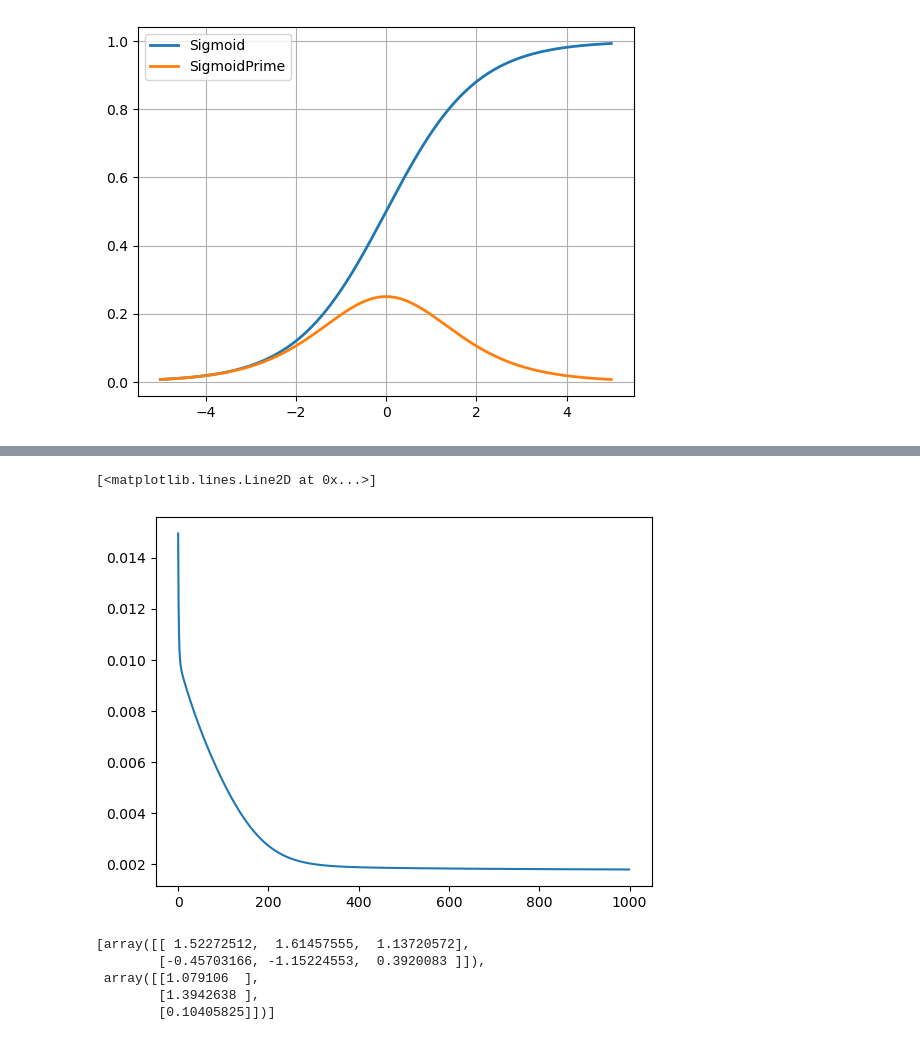
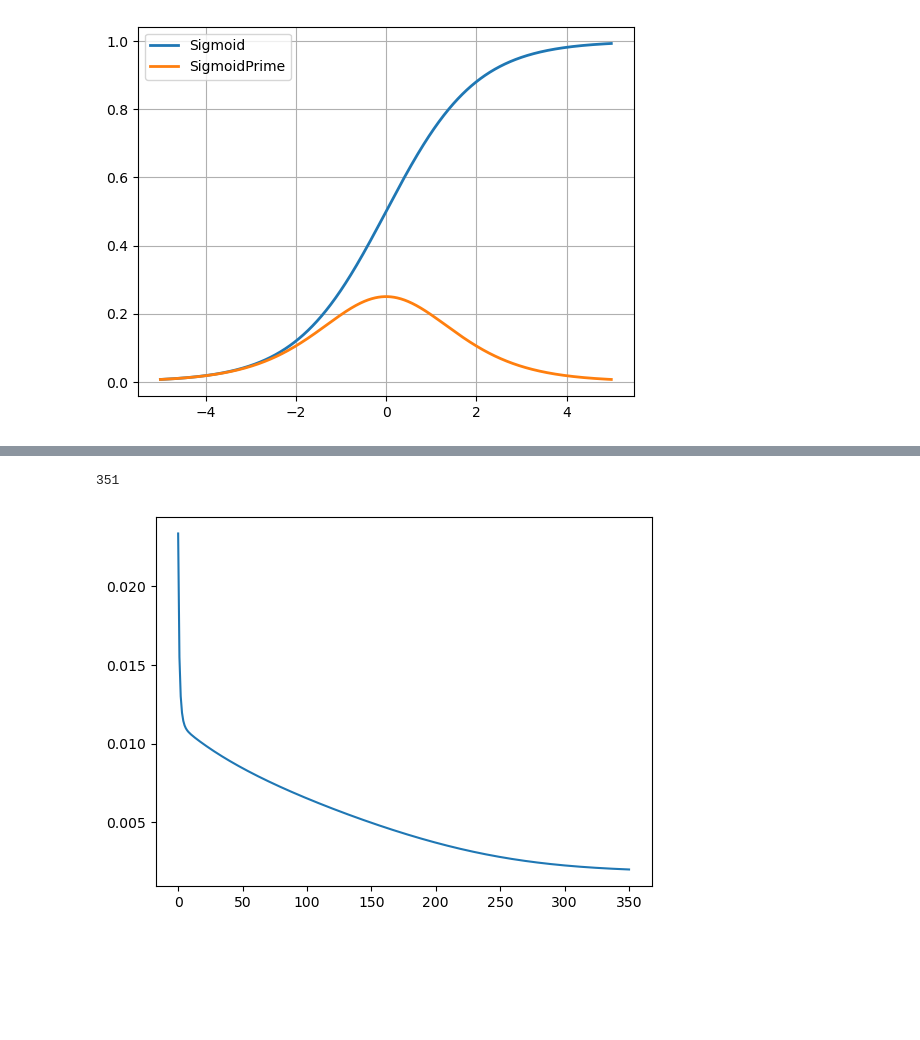
Before and after one commit to ranashreyas/Cogsci131_assg1, a Jupyter notebook: NeuralNetsSummer23.ipynb, the cells around one changed output, grey strips where cells are left out. Cells and saved outputs as stored; diff of their text form; code cells hidden in the pictures; blank space fills up the shorter version.

```diff
--- a/NeuralNetsSummer23.ipynb
+++ b/NeuralNetsSummer23.ipynb
@@ -145,29 +186,24 @@ print (cost2,cost3)
 # %%
-cost_history = []
+###Q1
+NN1 = Neural_Network()
+NN2 = Neural_Network()
 
-iterations = 1000
-for i in range(iterations):
+
+cost_history1 = []
+iterations = 0
+
+cost = 100
+while cost > 0.002:
     scalar = 3
-    dJdW1, dJdW2 = NN.costFunctionPrime(X, y)
-    NN.W1 = NN.W1 - scalar * dJdW1
-    NN.W2 = NN.W2 - scalar * dJdW2
-    cost = NN.costFunction(X, y)
-    cost_history.append(cost)
+    dJdW1, dJdW2 = NN1.costFunctionPrime(X, y)
+    NN1.W1 = NN1.W1 - scalar * dJdW1
+    NN1.W2 = NN1.W2 - scalar * dJdW2
+    cost = NN1.costFunction(X, y)
+    cost_history1.append(cost)
+    iterations += 1
 
-plt.plot(cost_history)
+plt.plot(cost_history1)
+print(iterations)
 # %% [output]
-[<matplotlib.lines.Line2D at 0x...>]
+351
-[figure, old version]
+[figure, new version]
-# %%
-###q3
-
-theta1 = [NN.W1, NN.W2]
-theta1
-
-tha
-# %% [output]
-[array([[ 1.52272512,  1.61457555,  1.13720572],
-        [-0.45703166, -1.15224553,  0.3920083 ]]),
- array([[1.079106  ],
-        [1.3942638 ],
-        [0.10405825]])]
```
Also changed, not shown: parts of 10 cells of this notebook.
